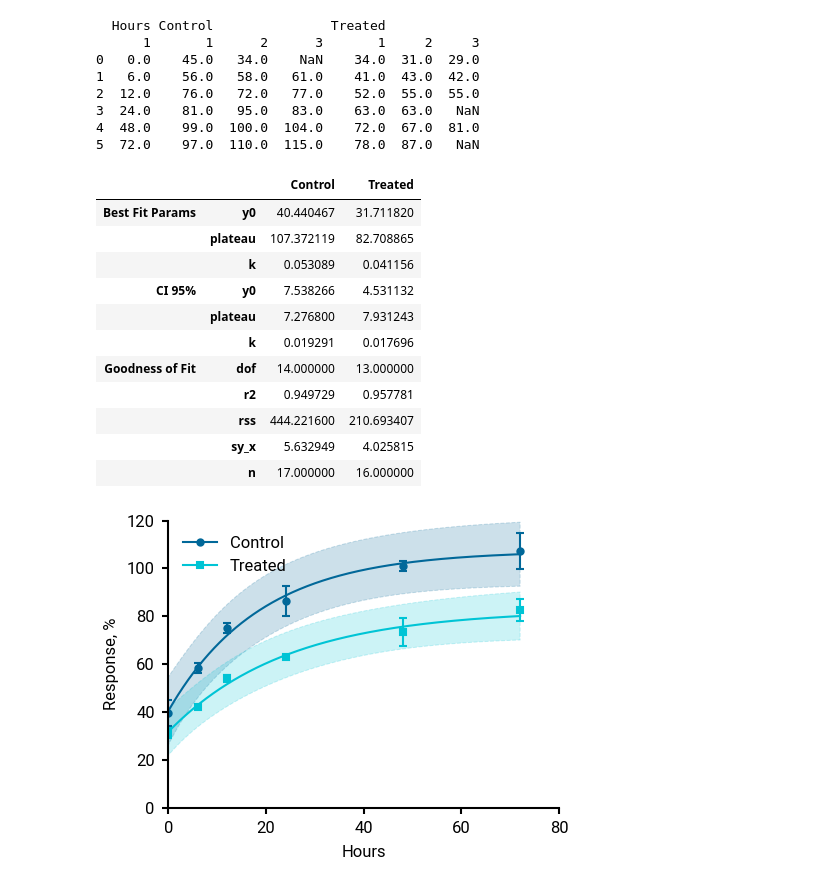
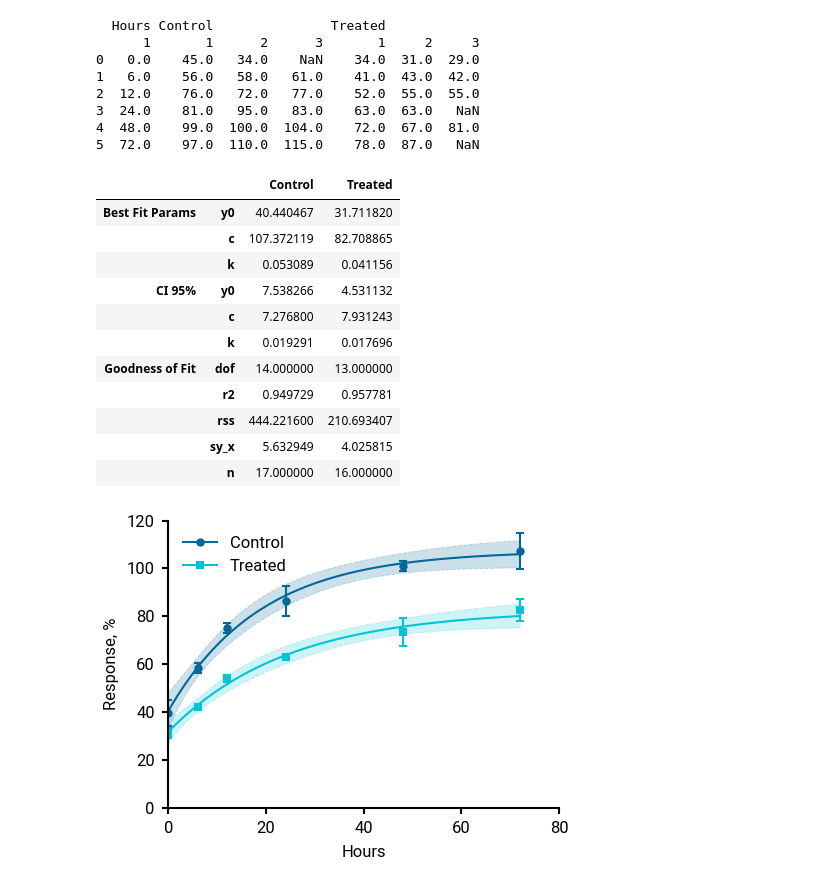
Before and after one commit to leonard-lenny-lee/scigraph, a Jupyter notebook: examples/xy.ipynb, the cells around one changed output. Saved outputs shown, nothing was run; the diff lists cells and outputs as text; code cells hidden in the pictures.

Commit message:
Add standard CurveFit models

```diff
--- a/examples/xy.ipynb
+++ b/examples/xy.ipynb
@@ -32,17 +32,17 @@ table
 4  48.0    99.0  100.0  104.0    72.0  67.0  81.0
 5  72.0    97.0  110.0  115.0    78.0  87.0   NaN
 # %%
-from scigraph.analyses._curve_fit import OnePhaseDecay
+from scigraph.analyses.curvefit import ExponentialDecay
 
-cf = OnePhaseDecay(table)
+cf = ExponentialDecay(table)
 cf.analyze()
 # %% [output]
 |  |  | Control | Treated |
 | Best Fit Params | y0 | 40.440467 | 31.711820 |
-|  | plateau | 107.372119 | 82.708865 |
+|  | c | 107.372119 | 82.708865 |
 |  | k | 0.053089 | 0.041156 |
 | CI 95% | y0 | 7.538266 | 4.531132 |
-|  | plateau | 7.276800 | 7.931243 |
+|  | c | 7.276800 | 7.931243 |
 |  | k | 0.019291 | 0.017696 |
 | Goodness of Fit | dof | 14.000000 | 13.000000 |
 |  | r2 | 0.949729 | 0.957781 |
@@ -52,11 +52,11 @@ cf.analyze()
 # %%
 graph = table.create_xy_graph() \
     .add_points("mean") \
     .add_errorbars("sd") \
-    .link_analysis(cf, bands="prediction", band_kw={"alpha"})
+    .link_analysis(cf, bands="confidence")
 
 ax = graph.draw()
 ax.set_xlim(0, 80)
 ax.set_ylim(0, 120);
 # %% [output]
-[figure, old version]
+[figure, new version]
```
Also changed, not shown: 8 other files.
